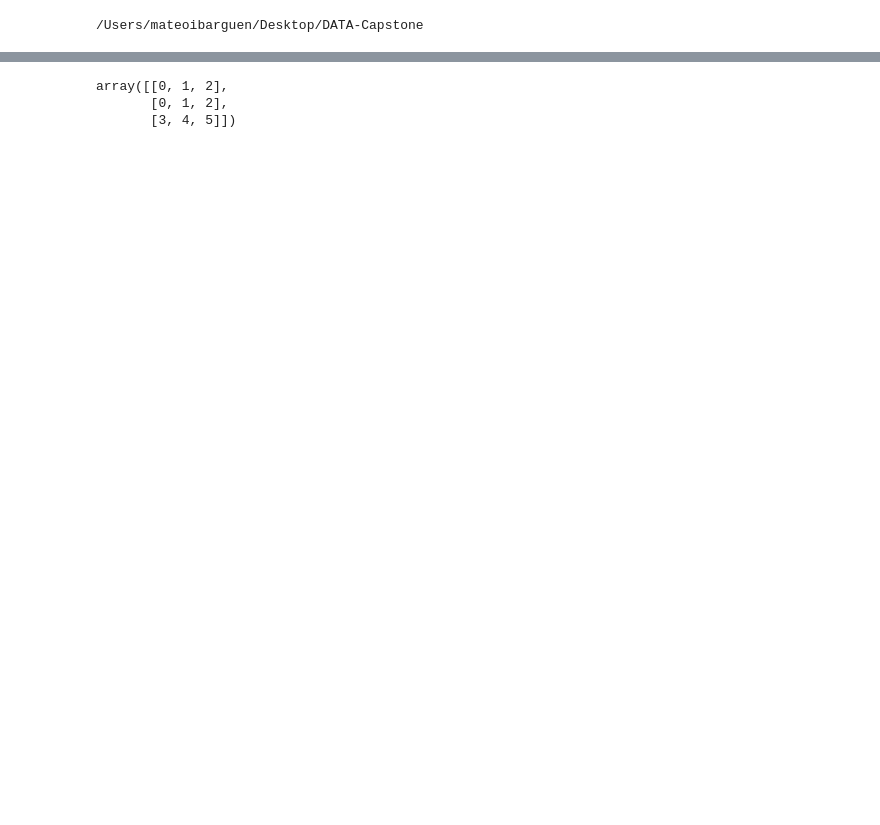
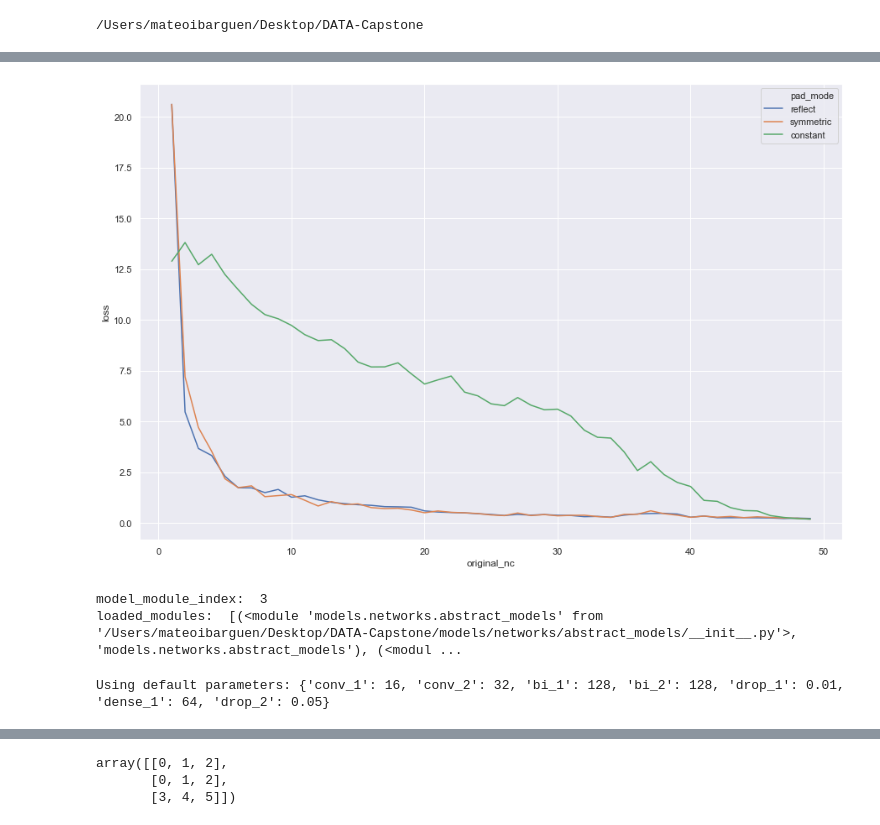
Before and after one commit to NathanPhilliber/DATA-Capstone, a Jupyter notebook: models/notebooks/06-num-channels.ipynb, the cells around one changed output, grey strips where cells are left out. Saved outputs shown, nothing was run; the diff lists cells and outputs as text; code cells hidden in the pictures; blank space fills up the shorter version.

```diff
--- a/models/notebooks/06-num-channels.ipynb
+++ b/models/notebooks/06-num-channels.ipynb
@@ -16,0 +189,13 @@ X_train, y_train, X_test, y_test = spectra_pp.transform(encoded=True)
+# %%
+plt.figure(figsize=(15, 10))
+
+ax = sns.lineplot(x='original_nc', y='loss', data=pad_df, hue='pad_mode')
+plt.show()
+# %% [output]
+[figure, added]
+# %%
+dataset_name = "set_nc50_ns20k_v2"
+dataset_config, model = initialize_model(dataset_name=dataset_name, model_name="GoogleModel", model_module_index=3, num_channels=50, num_instances=100)
+# %% [output]
+model_module_index:  3
+loaded_modules:  [(<module 'models.networks.abstract_models' from '/Users/mateoibarguen/Desktop/DATA-Capstone/models/networks/abstract_models/__init__.py'>, 'models.networks.abstract_models'), (<modul ...
@@ -16,0 +233,4 @@ X_train, y_train, X_test, y_test = spectra_pp.transform(encoded=True)
+# %%
+model.persist("GoogleModel_BC-1234-50c-all.0513.2202")
+# %% [output]
+Using default parameters: {'conv_1': 16, 'conv_2': 32, 'bi_1': 128, 'bi_2': 128, 'drop_1': 0.01, 'dense_1': 64, 'drop_2': 0.05}
```
Also changed, not shown: parts of 29 cells of this notebook.
